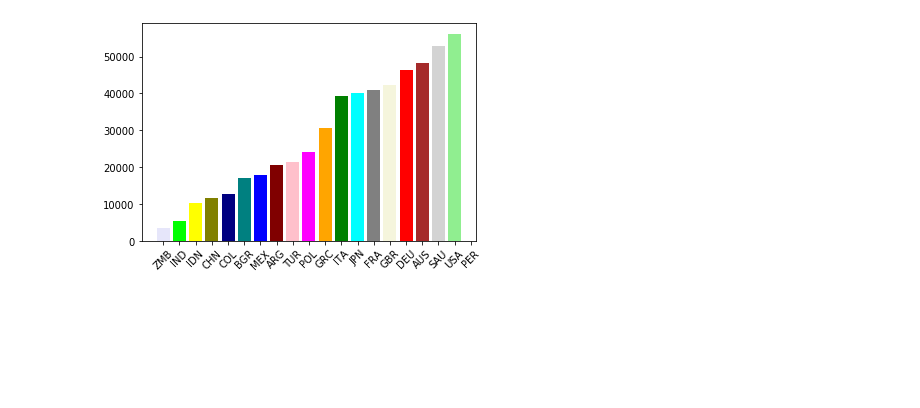
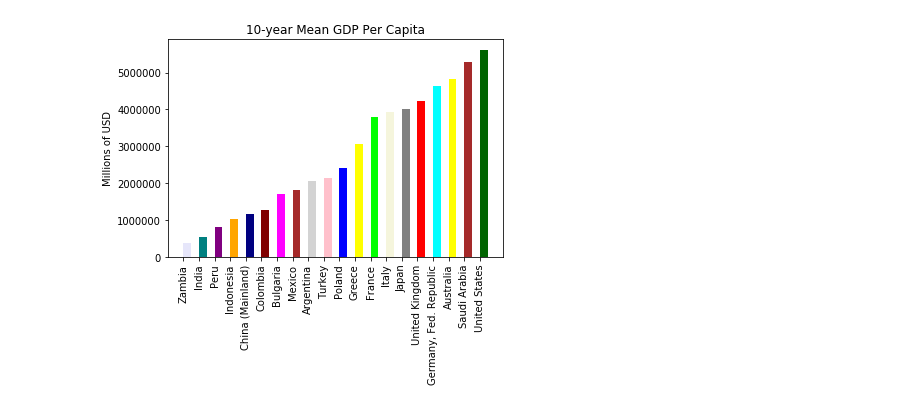
Before and after one commit to cmboone2005/Project1, a Jupyter notebook: m_notebooks/GDP_percapita_comparison.ipynb, the cells around one changed output. Drawn from its saved outputs; the diff is of its cells as text; code cells hidden in the pictures; blank space fills up the shorter version.

```diff
--- a/m_notebooks/GDP_percapita_comparison.ipynb
+++ b/m_notebooks/GDP_percapita_comparison.ipynb
@@ -5,7 +5,7 @@ import numpy as np
 import matplotlib.pyplot as plt
 
 #files to load
-country_gdp_load = "DataSets/m_cleaned_gdp_match.csv"
+country_gdp_load = "DataSets/DP_LIVE_17012020203803051.csv"
 country_gdp = pd.read_csv(country_gdp_load)
 
 country_gdp
@@ -31,18 +25,0 @@ country_gdp
-# %%
-#find mean and a bunch of other stuff i didn't need to do
-country_gdp.set_index('LOCATION')
-location = country_gdp['LOCATION']
-years= country_gdp[['2006','2007','2008','2009','2010','2011','2012','2013','2014','2015','2016']]
-percentages = country_gdp[['06-07 Percent','07-08 Percent','08-09 Percent','09-10 Percent','10-11 Percent',
-                              '11-12 Percent','12-13 Percent','13-14 Percent','14-15 Percent','15-16 Percent']]
-
-for row in country_gdp:
-    years_total=country_gdp['2006']+country_gdp['2007']+country_gdp['2008']+country_gdp['2009']+country_gdp['2010']+country_gdp['2011']+country_gdp['2012']+country_gdp['2013']+country_gdp['2014']+country_gdp['2015']+country_gdp['2016']
-    years_mean=years_total/10
-    country_gdp["Mean GDP"]=years_mean
-
-loc_mean = pd.DataFrame({"Location":location,
-                       "Mean GDP":years_mean})
-loc_mean = loc_mean.sort_values(by=['Mean GDP'])
-
-loc_mean
@@ -66,0 +52,11 @@ loc_mean
+# %%
+#find mean
+
+for column in country_gdp2:
+    total = country_gdp2.sum(axis = 1, skipna = True)
+    mean = total*100/10
+
+loc_mean = pd.DataFrame({"Mean GDP":mean})
+loc_mean = loc_mean.sort_values(by=['Mean GDP'])
+loc_mean = loc_mean.reset_index()
+loc_mean
@@ -67,10 +81,12 @@ loc_mean
 # %%
 #ploterate
-plt.bar(loc_mean['Location'],loc_mean['Mean GDP'], color=['lavender','lime','yellow','olive','navy','teal','blue','maroon','pink','magenta','orange','green','cyan','grey','beige','red','brown','lightgrey','lightgreen','purple'])
-plt.xticks(rotation=45)
-plt.show
 
 
-plt.savefig("Images/GDP Per Capita")
+plt.bar(loc_mean['LOCATION'],loc_mean['Mean GDP'], align='edge', width = .5, color=['lavender','teal','purple','orange','navy','maroon','magenta','brown','lightgrey','pink','blue','yellow','lime','beige','grey','red','cyan','yellow','brown','darkgreen'])
+plt.title("10-year Mean GDP Per Capita")
+plt.xticks(rotation=90)
+plt.ylabel("Millions of USD")
+plt.show
+plt.savefig("Images/Country PerCap GDP Bar")
 # %% [output]
-[figure, old version]
+[figure, new version]
```
Also changed, not shown: parts of 8 cells of this notebook, 23 other files.
